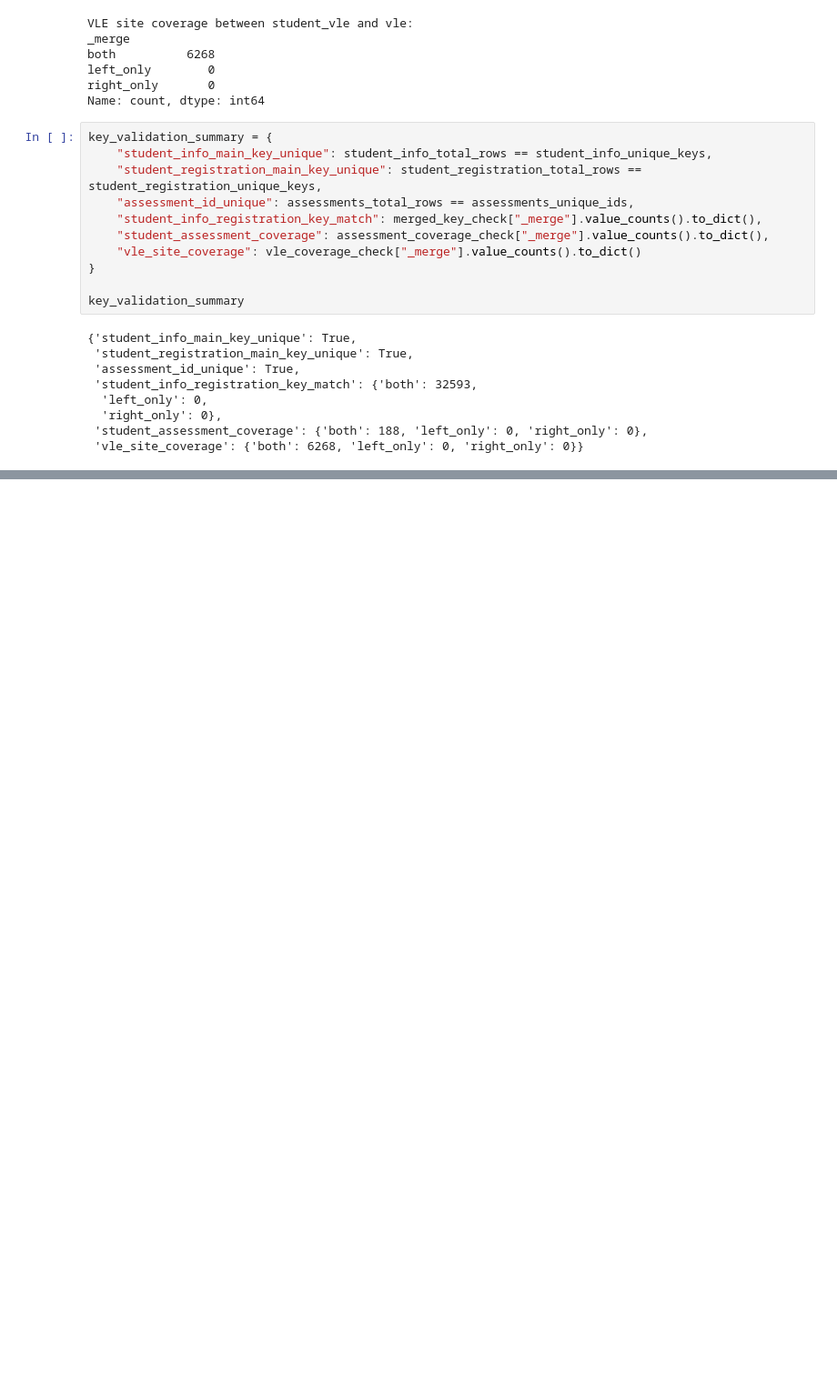
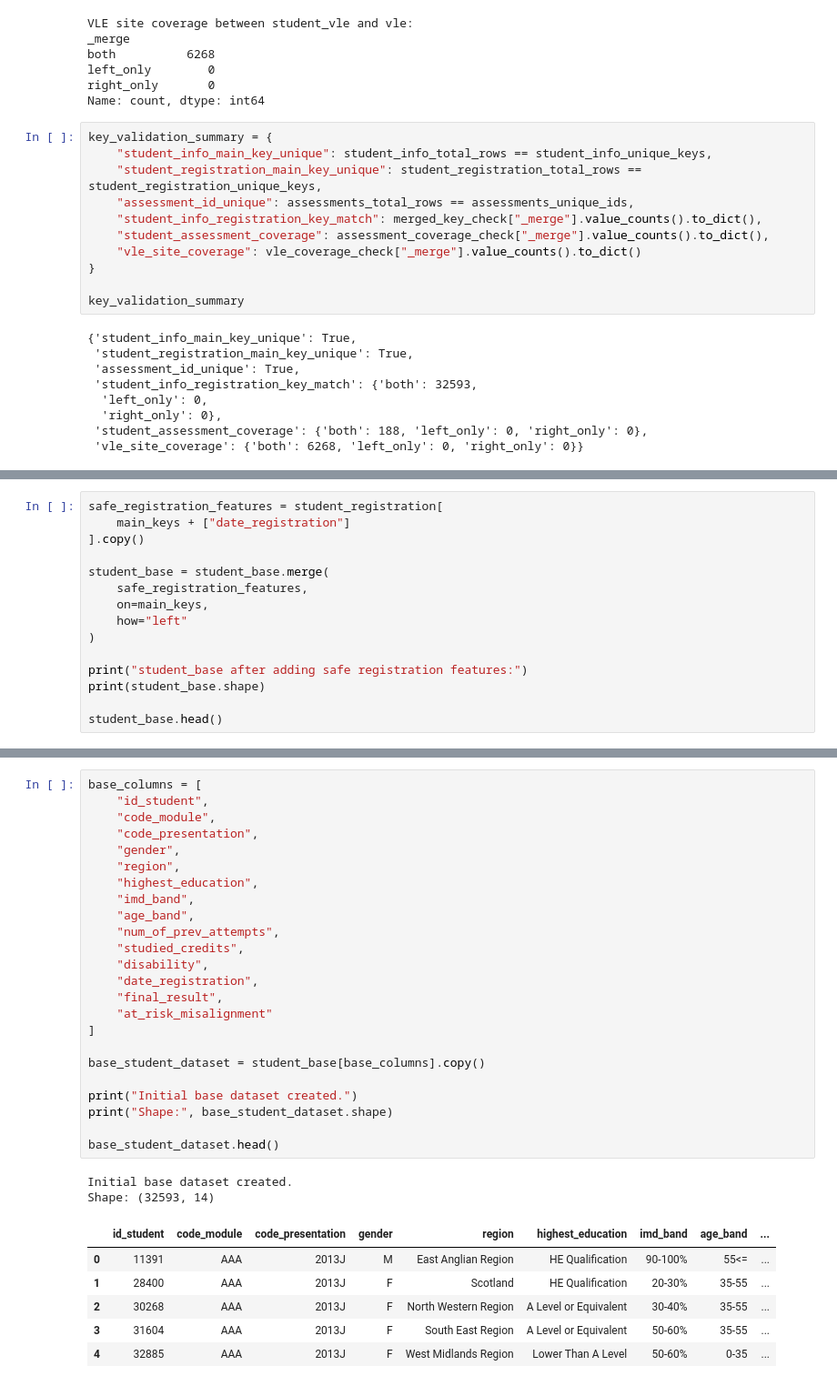
Before and after one commit to futabarentarou/potential-pathway-index, a Jupyter notebook: notebooks/01_data_loading_and_understanding.ipynb, the cells around one changed output, grey strips where cells are left out. Shown at 91% size. Drawn from its saved outputs; the diff is of its cells as text; blank space fills up the shorter version.

```diff
--- a/notebooks/01_data_loading_and_understanding.ipynb
+++ b/notebooks/01_data_loading_and_understanding.ipynb
@@ -404,0 +480,15 @@ key_validation_summary
+# %%
+safe_registration_features = student_registration[
+    main_keys + ["date_registration"]
+].copy()
+
+student_base = student_base.merge(
+    safe_registration_features,
+    on=main_keys,
+    how="left"
+)
+
+print("student_base after adding safe registration features:")
+print(student_base.shape)
+
+student_base.head()
@@ -404,0 +512,33 @@ key_validation_summary
+# %%
+base_columns = [
+    "id_student",
+    "code_module",
+    "code_presentation",
+    "gender",
+    "region",
+    "highest_education",
+    "imd_band",
+    "age_band",
+    "num_of_prev_attempts",
+    "studied_credits",
+    "disability",
+    "date_registration",
+    "final_result",
+    "at_risk_misalignment"
+]
+
+base_student_dataset = student_base[base_columns].copy()
+
+print("Initial base dataset created.")
+print("Shape:", base_student_dataset.shape)
+
+base_student_dataset.head()
+# %% [output]
+Initial base dataset created.
+Shape: (32593, 14)
+|  | id_student | code_module | code_presentation | gender | region | highest_education | imd_band | age_band | ... |
+| 0 | 11391 | AAA | 2013J | M | East Anglian Region | HE Qualification | 90-100% | 55<= | ... |
+| 1 | 28400 | AAA | 2013J | F | Scotland | HE Qualification | 20-30% | 35-55 | ... |
+| 2 | 30268 | AAA | 2013J | F | North Western Region | A Level or Equivalent | 30-40% | 35-55 | ... |
+| 3 | 31604 | AAA | 2013J | F | South East Region | A Level or Equivalent | 50-60% | 35-55 | ... |
+| 4 | 32885 | AAA | 2013J | F | West Midlands Region | Lower Than A Level | 50-60% | 0-35 | ... |
```
Also changed, not shown: parts of 8 cells of this notebook.
